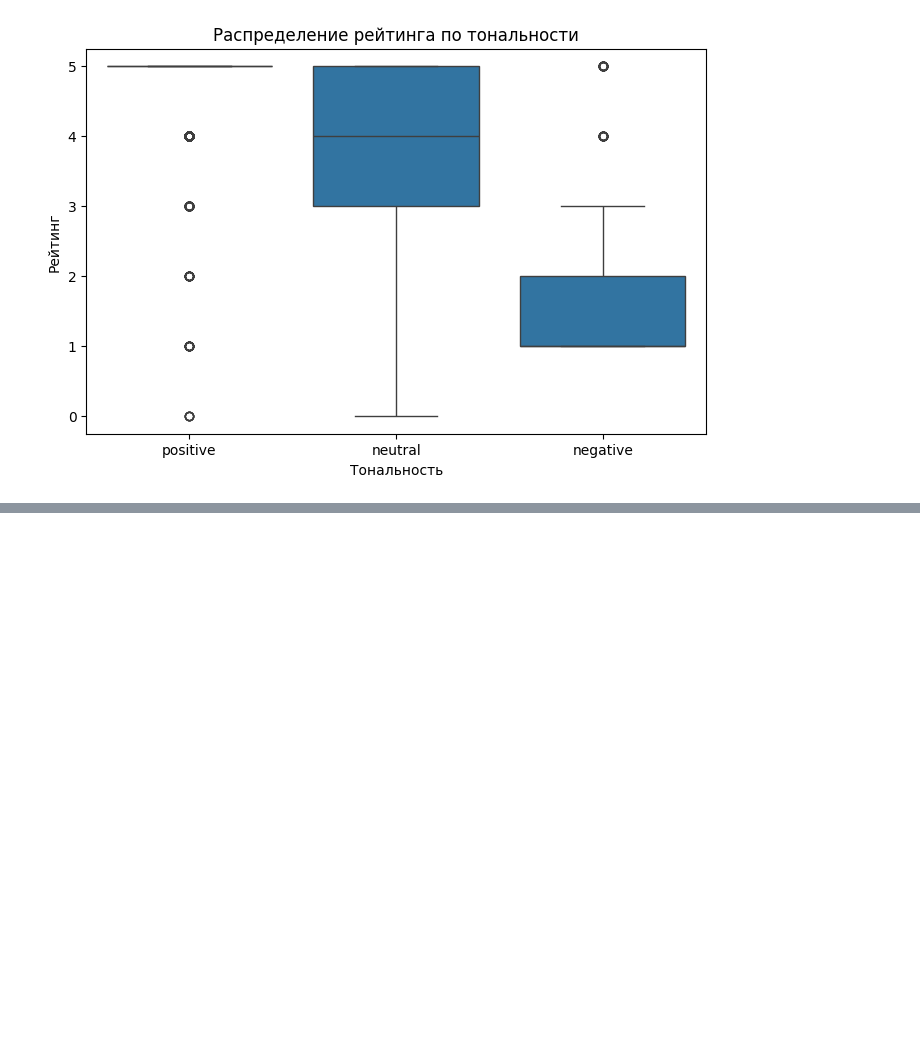
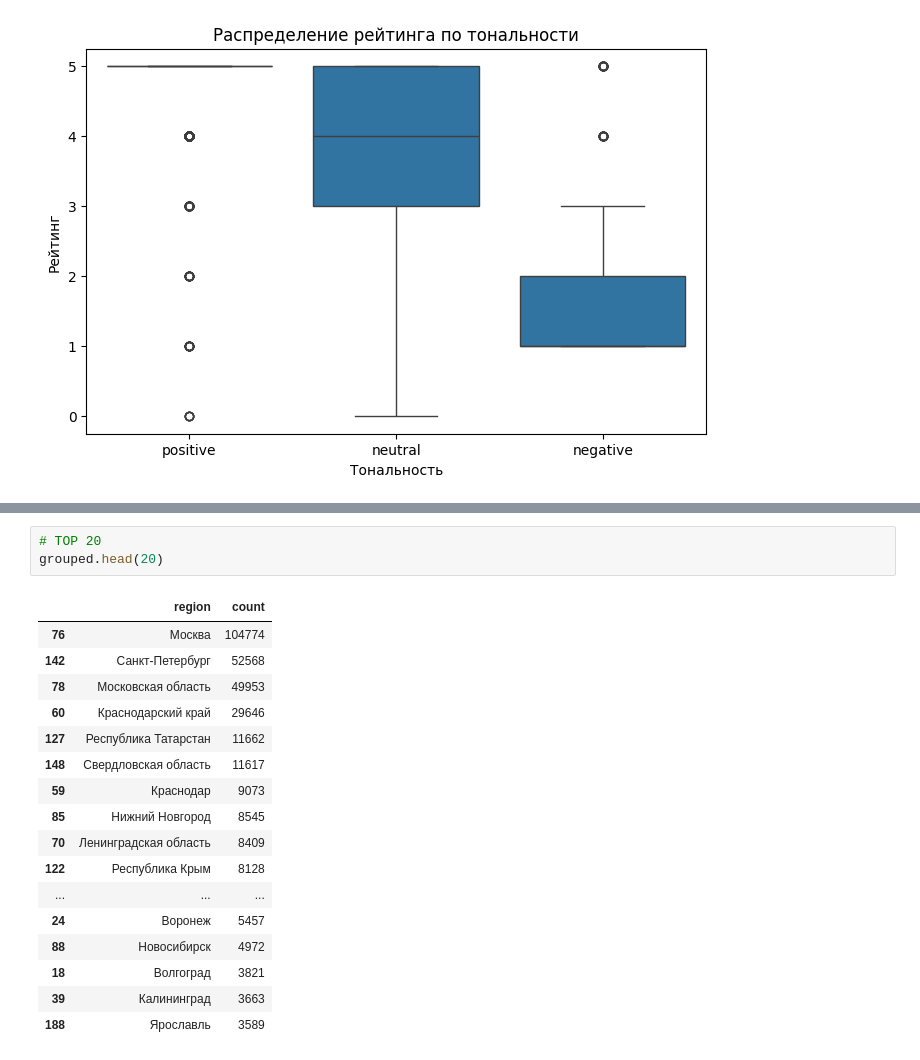
Before and after one commit to miem-refugees/travel-agent, a Jupyter notebook: notebooks/eda.ipynb, the cells around one changed output, grey strips where cells are left out. Saved outputs shown, nothing was run; the diff lists cells and outputs as text; blank space fills up the shorter version.

```diff
--- a/notebooks/eda.ipynb
+++ b/notebooks/eda.ipynb
@@ -223,0 +270,21 @@ plt.show()
+# %%
+# TOP 20
+grouped.head(20)
+# %% [output]
+|  | region | count |
+| 76 | Москва | 104774 |
+| 142 | Санкт-Петербург | 52568 |
+| 78 | Московская область | 49953 |
+| 60 | Краснодарский край | 29646 |
+| 127 | Республика Татарстан | 11662 |
+| 148 | Свердловская область | 11617 |
+| 59 | Краснодар | 9073 |
+| 85 | Нижний Новгород | 8545 |
+| 70 | Ленинградская область | 8409 |
+| 122 | Республика Крым | 8128 |
+| ... | ... | ... |
+| 24 | Воронеж | 5457 |
+| 88 | Новосибирск | 4972 |
+| 18 | Волгоград | 3821 |
+| 39 | Калининград | 3663 |
+| 188 | Ярославль | 3589 |
```
Also changed, not shown: parts of 7 cells of this notebook, 10 other files.
